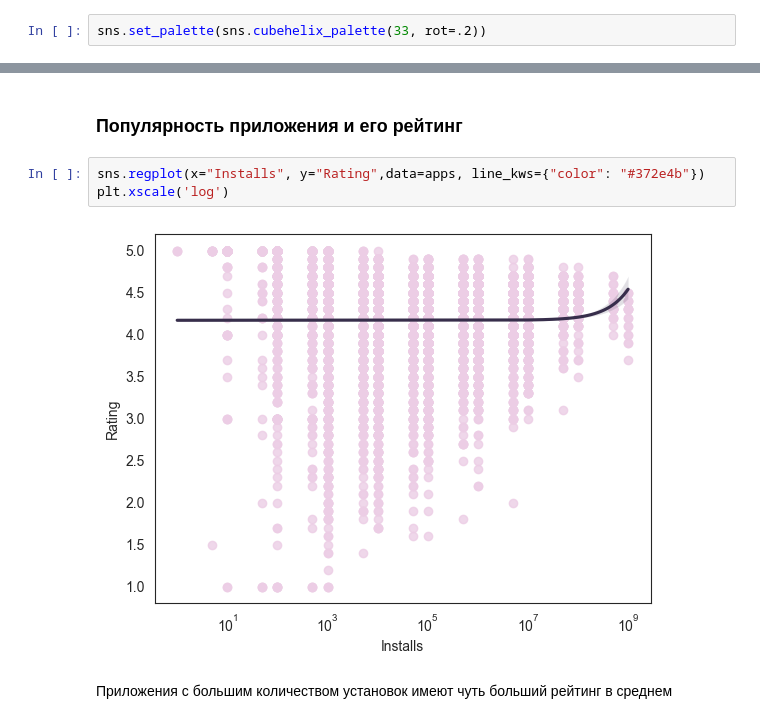
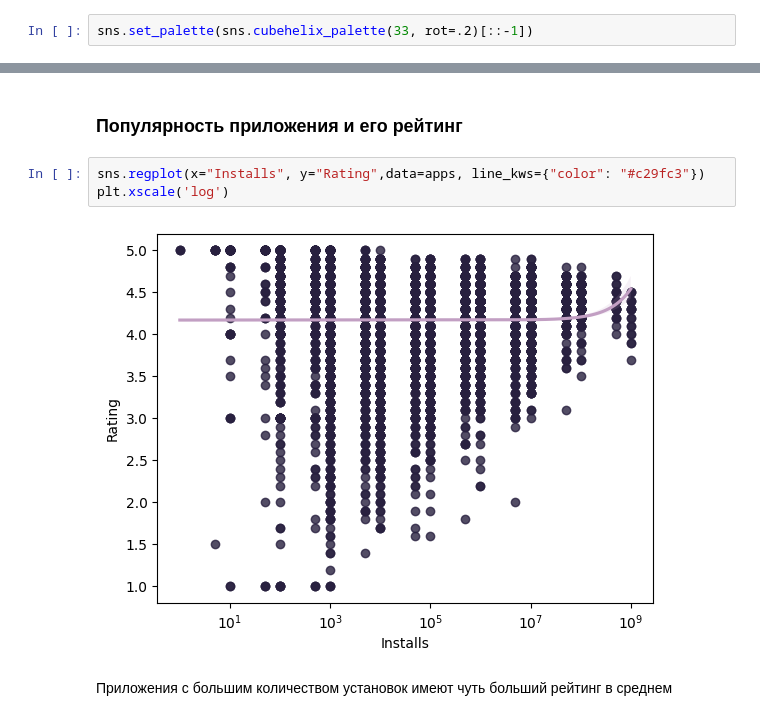
Before and after one commit to sanyakamen1/Google_Play_Store_EDA, a Jupyter notebook: Android_Apps_EDA.ipynb, the cells around one changed output, grey strips where cells are left out. Saved outputs shown, nothing was run; the diff lists cells and outputs as text.

```diff
--- a/Android_Apps_EDA.ipynb
+++ b/Android_Apps_EDA.ipynb
@@ -6,7 +6,7 @@ import matplotlib.pyplot as plt
 import seaborn as sns
 pd.options.mode.chained_assignment = None
 # %%
-sns.set_palette(sns.cubehelix_palette(33, rot=.2))
+sns.set_palette(sns.cubehelix_palette(33, rot=.2)[::-1])
 # %%
 apps = pd.read_csv('googleplaystore.csv')
 # %%
@@ -589,10 +589,10 @@ Text(0, 0.5, '')
 # %% [markdown]
 ### Популярность приложения и его рейтинг
 # %%
-sns.regplot(x="Installs", y="Rating",data=apps, line_kws={"color": "#372e4b"})
+sns.regplot(x="Installs", y="Rating",data=apps, line_kws={"color": "#c29fc3"})
 plt.xscale('log')
 # %% [output]
-[figure, old version]
+[figure, new version]
 # %% [markdown]
 Приложения с большим количеством установок имеют чуть больший рейтинг в среднем
 # %% [markdown]
```
Also changed, not shown: parts of 13 cells of this notebook.
